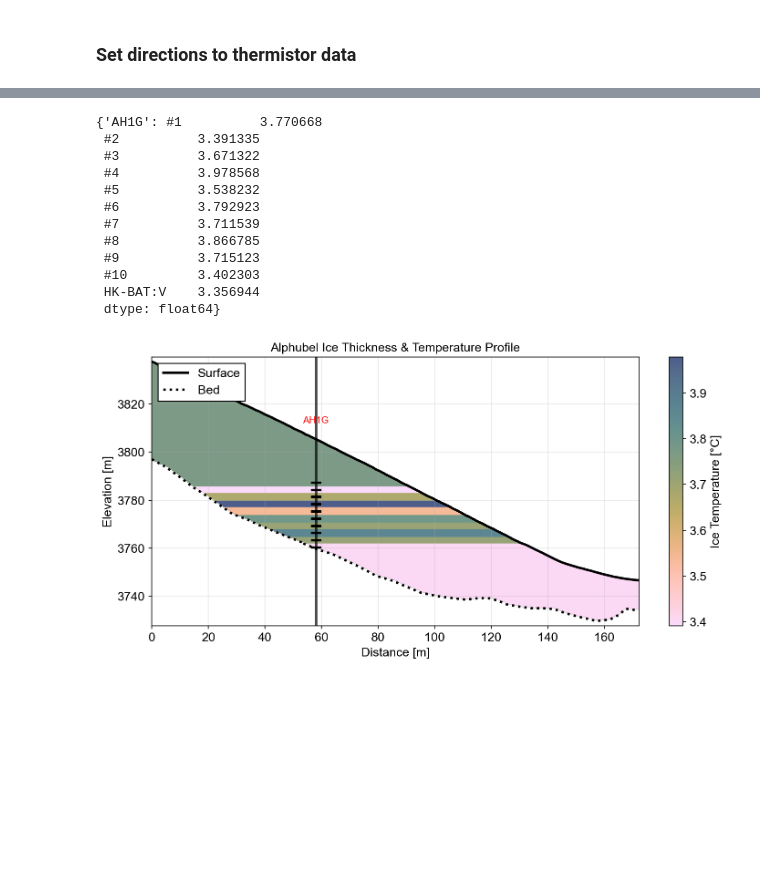
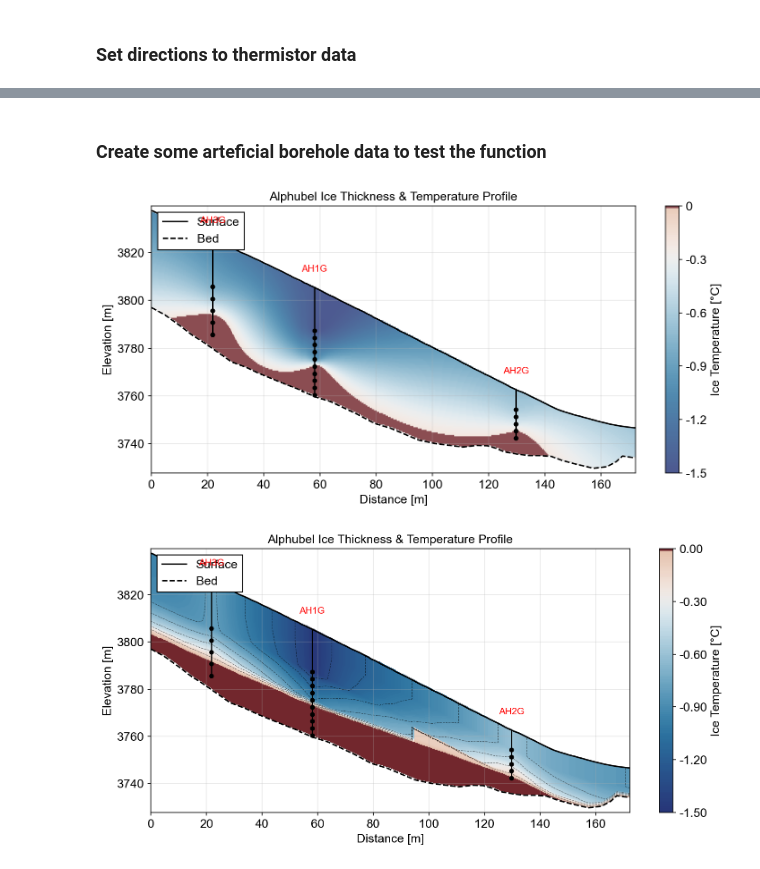
Before and after one commit to sdrocer/polythermal_swiss_glaciers, a Jupyter notebook: processing/analyze_gpr_data.ipynb, the cells around one changed output, grey strips where cells are left out. Cells and saved outputs as stored; diff of their text form; code cells hidden in the pictures; blank space fills up the shorter version.

```diff
--- a/processing/analyze_gpr_data.ipynb
+++ b/processing/analyze_gpr_data.ipynb
@@ -276,29 +282,5 @@ ah1g_temp_series = ah1g_20250728.mean(numeric_only=True)
 # Prepare dicts for the function
 temp_data_dict = {'AH1G': ah1g_temp_series}
 depth_dict = {'AH1G': AH1G_depths}
-# %%
-temp_data_dict
-# %% [output]
-{'AH1G': #1          3.770668
- #2          3.391335
- #3          3.671322
- #4          3.978568
- #5          3.538232
- #6          3.792923
- #7          3.711539
- #8          3.866785
- #9          3.715123
- #10         3.402303
- HK-BAT:V    3.356944
- dtype: float64}
-# %%
-fig, ax = gprp.plot_thickness_icetemp_heatmap(
-    profile_df=prof,
-    borehole_coords_df=borehole_coordinates,
-    temp_data_dict=temp_data_dict,
-    depth_dict=depth_dict,
-    title="Alphubel Ice Thickness & Temperature Profile",
-    flip='false'  # or True/False
-)
-# %% [output]
-[figure, removed]
+# %% [markdown]
+### Create some arteficial borehole data to test the function
@@ -304,0 +325,23 @@ fig, ax = gprp.plot_thickness_icetemp_heatmap(
+# %%
+fig, ax = gprp.plot_icetemp_profile(
+    profile_df=prof,
+    borehole_coords_df=borehole_coordinates,
+    temp_data_dict=temp_data_dict,
+    depth_dict=depth_dict,
+    title="Alphubel Ice Thickness & Temperature Profile",
+    flip='false'  # or True/False
+)
+# %% [output]
+[figure, added]
+# %%
+fig, ax = gprp.plot_icetemp_profile_stratified(
+    profile_df=prof,
+    borehole_coords_df=borehole_coordinates,
+    temp_data_dict=temp_data_dict,
+    depth_dict=depth_dict,
+    title="Alphubel Ice Thickness & Temperature Profile",
+    flip='false',  # or True/False
+    plot_contours=True
+)
+# %% [output]
+[figure, added]
```
Also changed, not shown: parts of 11 cells of this notebook, 6 other files.
